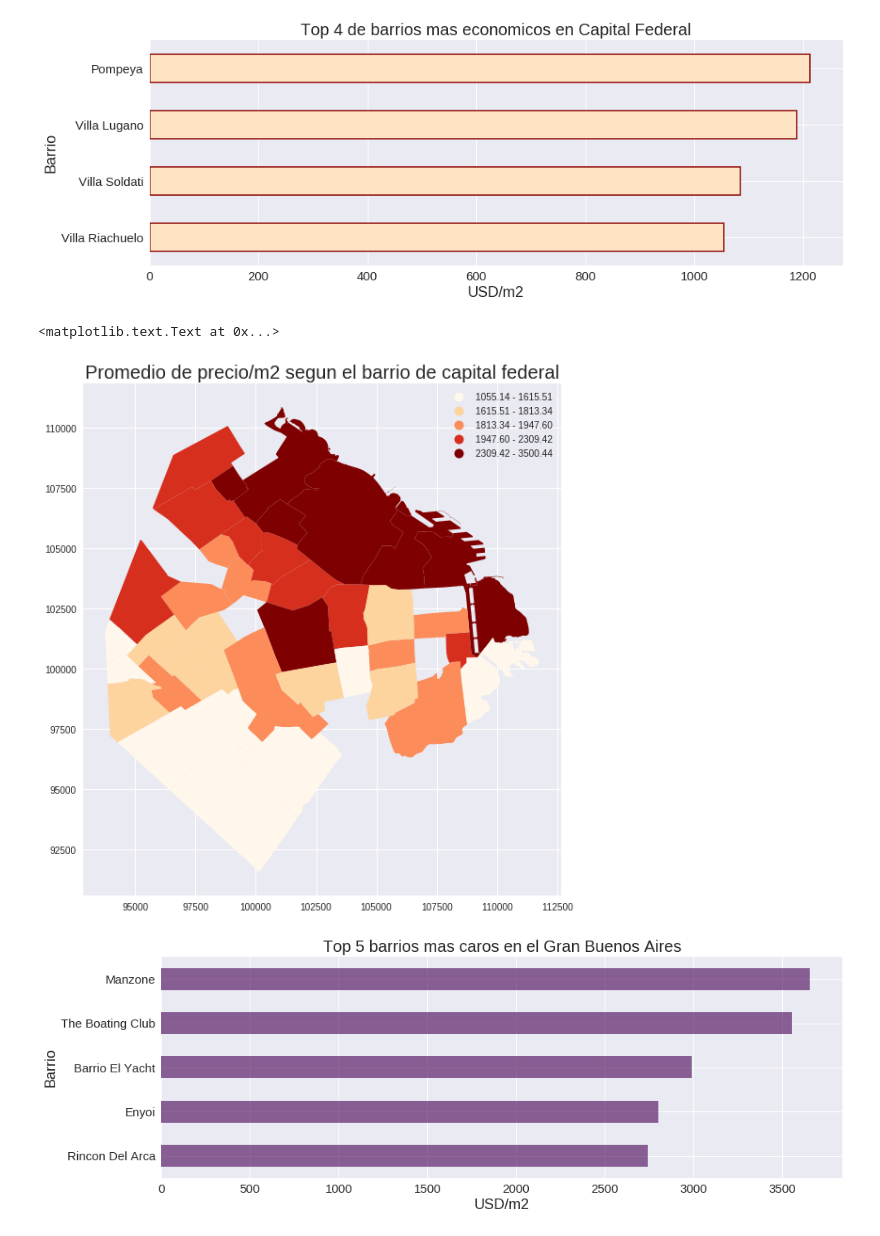
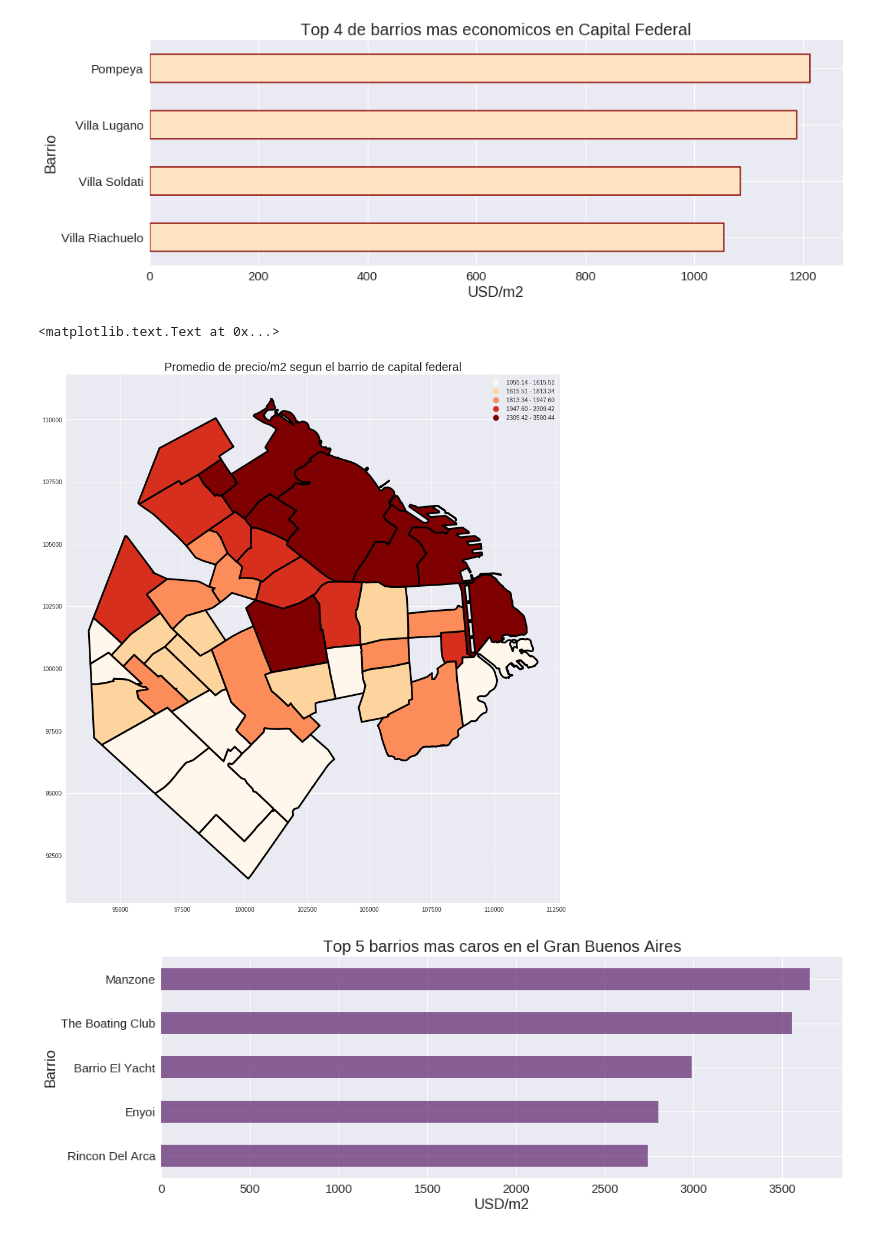
Before and after one commit to jazminferreiro-zz/orgaTP1, a Jupyter notebook: Analisis exploratorio Properati .ipynb, the cells around one changed output. Cells and saved outputs as stored; diff of their text form; code cells hidden in the pictures.

```diff
--- a/Analisis exploratorio Properati .ipynb
+++ b/Analisis exploratorio Properati .ipynb
@@ -302,31 +305,30 @@ plt.show()
 # %% [output]
 [figure]
 # %%
-import geopandas as gpd
-import shapely
 
-barrios_geo = gpd.read_file('../tp1/data_extra/barrios/barrios_badata.shp')
-barrios_geo = barrios_geo.loc[:,['BARRIO','PERIMETRO','AREA','geometry']]
+
+barrios_areas = gpd.read_file('../tp1/data_extra/barrios/barrios_badata.shp')
+barrios_areas = barrios_areas.loc[:,['BARRIO','PERIMETRO','AREA','geometry']]
 
 barrios_price = capitalFederal.loc[:,['place_name', 'price_usd_per_m2','price_aprox_usd']]
 barrios_price.place_name = barrios_price.place_name.str.upper()
 
 precio_m2_promedio = barrios_price.groupby(['place_name'])['price_usd_per_m2'].mean()
 
 barrios_precio = pd.DataFrame({'BARRIO':precio_m2_promedio .index, 'precio_m2_promedio':precio_m2_promedio .values})
 
 
-barrios = barrios_geo.merge(barrios_precio, on='BARRIO', how='inner')
+barrios = barrios_areas.merge(barrios_precio, on='BARRIO', how='inner')
 
 
 
 # plot the shapefile using plot()
-figsize=(10,10)
-ax = barrios.plot(legend=True, column='precio_m2_promedio', cmap='OrRd', scheme="Quantiles", figsize= (figsize))
+figsize=(15,25)
+ax = barrios.plot(legend=True, column='precio_m2_promedio', cmap='OrRd', scheme="Quantiles", figsize= (figsize),linewidths=3,edgecolors='k')
 plt.title('Promedio de precio/m2 segun el barrio de capital federal', fontsize = 20)
 # %% [output]
 <matplotlib.text.Text at 0x...>
-[figure, old version]
+[figure, new version]
 # %%
 top5_expensive_GBA = get_top_places(GBA,5,False)
 graph = top5_expensive_GBA.sort_values().plot.barh(figsize=(15,5),colormap='viridis',fontsize=15, alpha=0.6)
```
Also changed, not shown: parts of 10 cells of this notebook.
